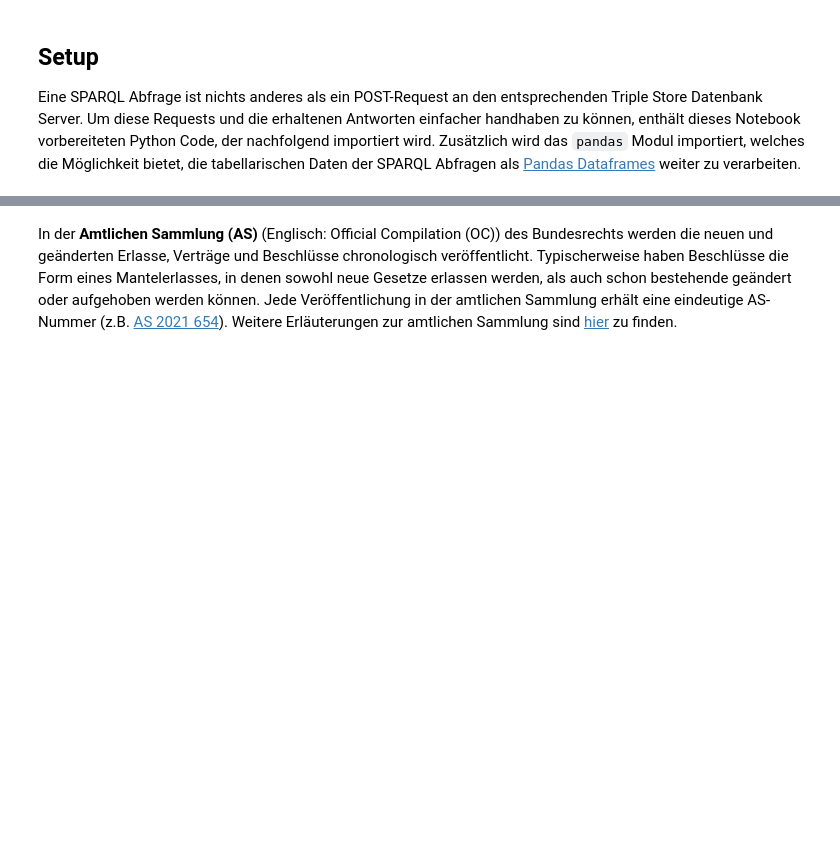
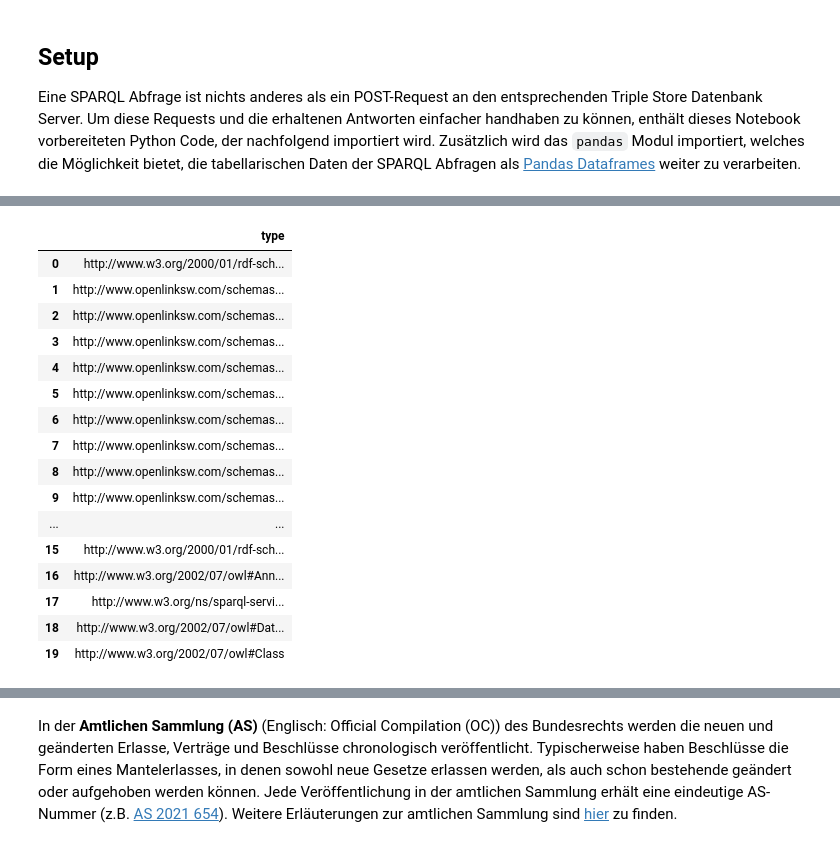
Before and after one commit to bequrios/fedlex, a Jupyter notebook: content/Tutorial.ipynb, the cells around one changed output, grey strips where cells are left out. Saved outputs shown, nothing was run; the diff lists cells and outputs as text; code cells hidden in the pictures; blank space fills up the shorter version.

```diff
--- a/content/Tutorial.ipynb
+++ b/content/Tutorial.ipynb
@@ -63,0 +151,29 @@ Wer vertieft in das Thema Linked Data einsteigen möchte, dem sei beispielsweise
+# %%
+df = await query('''
+
+SELECT DISTINCT ?type WHERE
+{
+    ?s a ?type. # 'a' ist die Abkürzung für 'http://www.w3.org/1999/02/22-rdf-syntax-ns#type', die immer gilt
+}
+LIMIT 20
+''', 'F')
+
+display_result(df)
+# %% [output]
+|  | type |
+| 0 | http://www.w3.org/2000/01/rdf-sch... |
+| 1 | http://www.openlinksw.com/schemas... |
+| 2 | http://www.openlinksw.com/schemas... |
+| 3 | http://www.openlinksw.com/schemas... |
+| 4 | http://www.openlinksw.com/schemas... |
+| 5 | http://www.openlinksw.com/schemas... |
+| 6 | http://www.openlinksw.com/schemas... |
+| 7 | http://www.openlinksw.com/schemas... |
+| 8 | http://www.openlinksw.com/schemas... |
+| 9 | http://www.openlinksw.com/schemas... |
+| ... | ... |
+| 15 | http://www.w3.org/2000/01/rdf-sch... |
+| 16 | http://www.w3.org/2002/07/owl#Ann... |
+| 17 | http://www.w3.org/ns/sparql-servi... |
+| 18 | http://www.w3.org/2002/07/owl#Dat... |
+| 19 | http://www.w3.org/2002/07/owl#Class |
```
Also changed, not shown: parts of 41 cells of this notebook, 2 other files.
